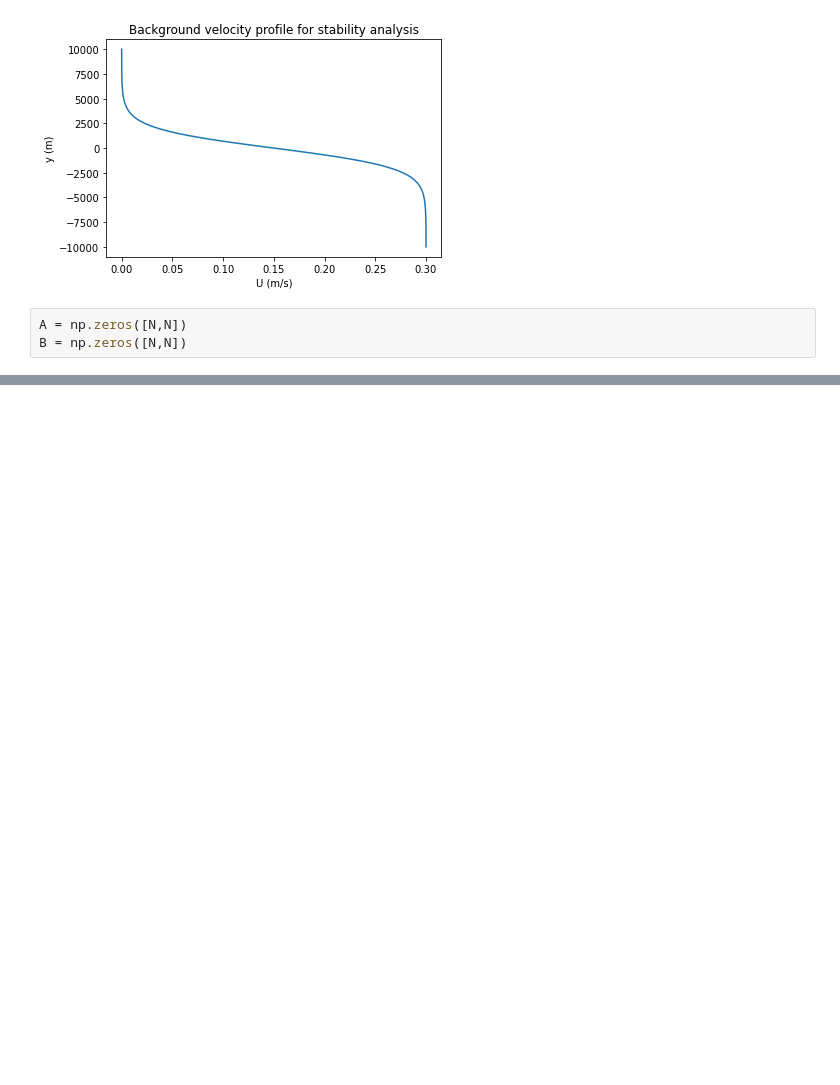
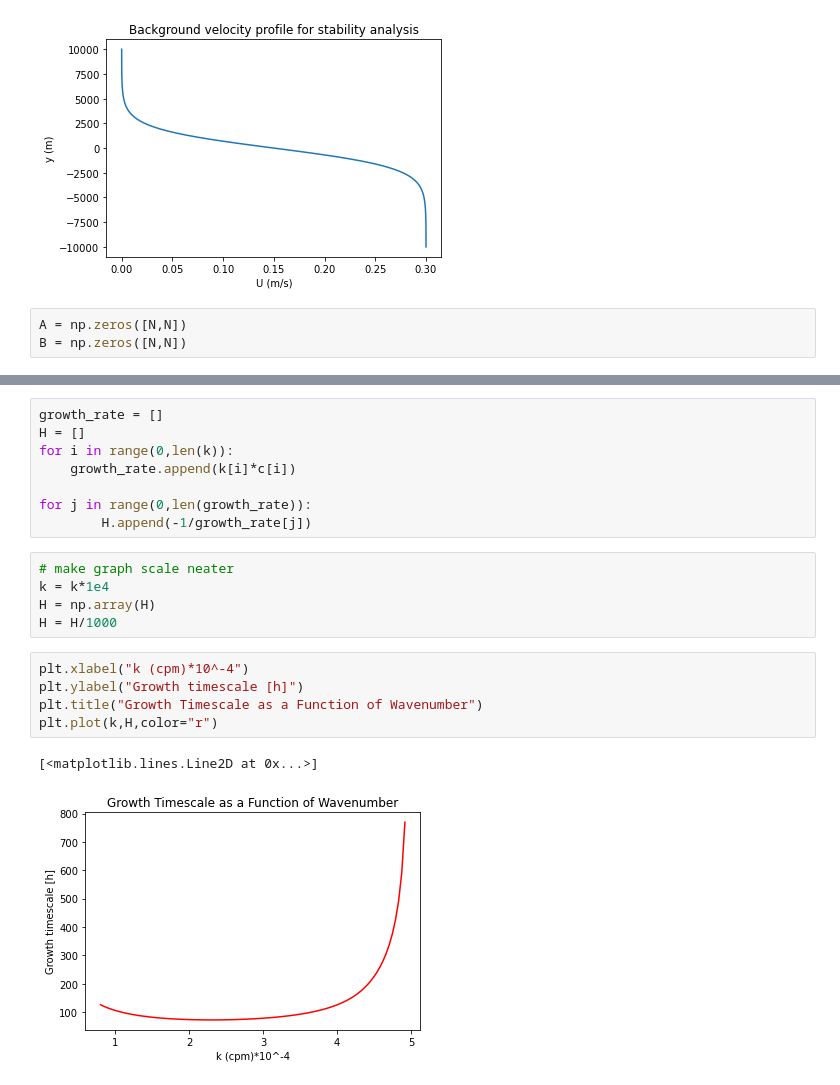
Before and after one commit to jack-hanlon/PHYS-426, a Jupyter notebook: A11.ipynb, the cells around one changed output, grey strips where cells are left out. Drawn from its saved outputs; the diff is of its cells as text; blank space fills up the shorter version.

```diff
--- a/A11.ipynb
+++ b/A11.ipynb
@@ -57,0 +73,21 @@ LinAlgError: The leading minor of order 1 of B is not positive definite. The fac
+# %%
+growth_rate = []
+H = []
+for i in range(0,len(k)):
+    growth_rate.append(k[i]*c[i])
+
+for j in range(0,len(growth_rate)):
+        H.append(-1/growth_rate[j])
+# %%
+# make graph scale neater
+k = k*1e4
+H = np.array(H)
+H = H/1000
+# %%
+plt.xlabel("k (cpm)*10^-4")
+plt.ylabel("Growth timescale [h]")
+plt.title("Growth Timescale as a Function of Wavenumber")
+plt.plot(k,H,color="r")
+# %% [output]
+[<matplotlib.lines.Line2D at 0x...>]
+[figure, added]
```
Also changed, not shown: parts of 6 cells of this notebook.
